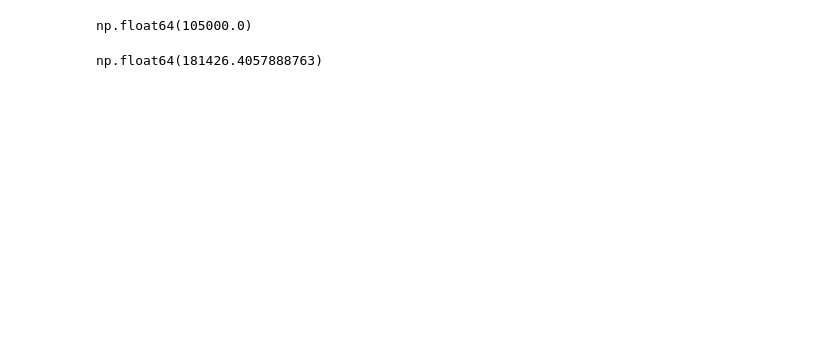
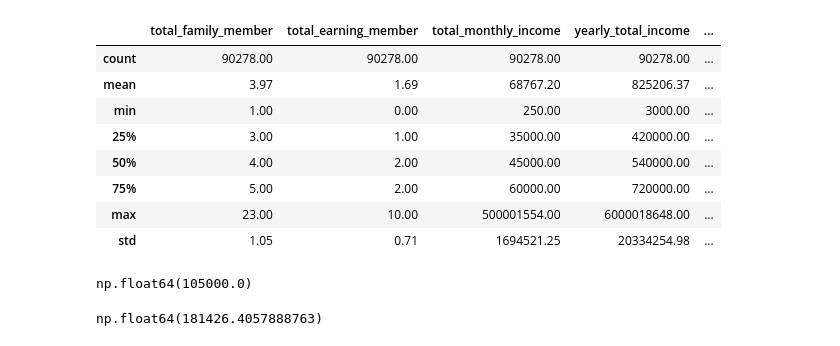
Before and after one commit to gajuahmd10/Analyzen_office_ML, a Jupyter notebook: loan amount prediction/Component_(Agro vs Jag).ipynb, the cells around one changed output. Saved outputs shown, nothing was run; the diff lists cells and outputs as text; code cells hidden in the pictures; blank space fills up the shorter version.

```diff
--- a/loan amount prediction/Component_(Agro vs Jag).ipynb
+++ b/loan amount prediction/Component_(Agro vs Jag).ipynb
@@ -134,0 +125,14 @@ df.loc[
+# %%
+df.loc[
+    df['loan_Component'] == 'JAGORON'
+].describe().drop(columns=['member_id', 'loan_id', 'loan_cycle_no', 'applied_loan_amount'])
+# %% [output]
+|  | total_family_member | total_earning_member | total_monthly_income | yearly_total_income | ... |
+| count | 90278.00 | 90278.00 | 90278.00 | 90278.00 | ... |
+| mean | 3.97 | 1.69 | 68767.20 | 825206.37 | ... |
+| min | 1.00 | 0.00 | 250.00 | 3000.00 | ... |
+| 25% | 3.00 | 1.00 | 35000.00 | 420000.00 | ... |
+| 50% | 4.00 | 2.00 | 45000.00 | 540000.00 | ... |
+| 75% | 5.00 | 2.00 | 60000.00 | 720000.00 | ... |
+| max | 23.00 | 10.00 | 500001554.00 | 6000018648.00 | ... |
+| std | 1.05 | 0.71 | 1694521.25 | 20334254.98 | ... |
```
Also changed, not shown: parts of 22 cells of this notebook, 1 other file.
